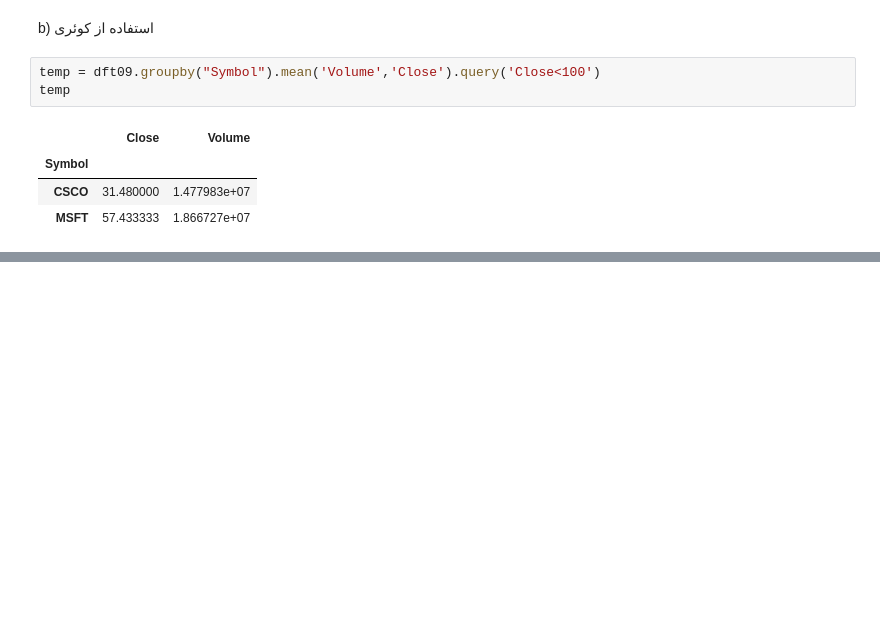
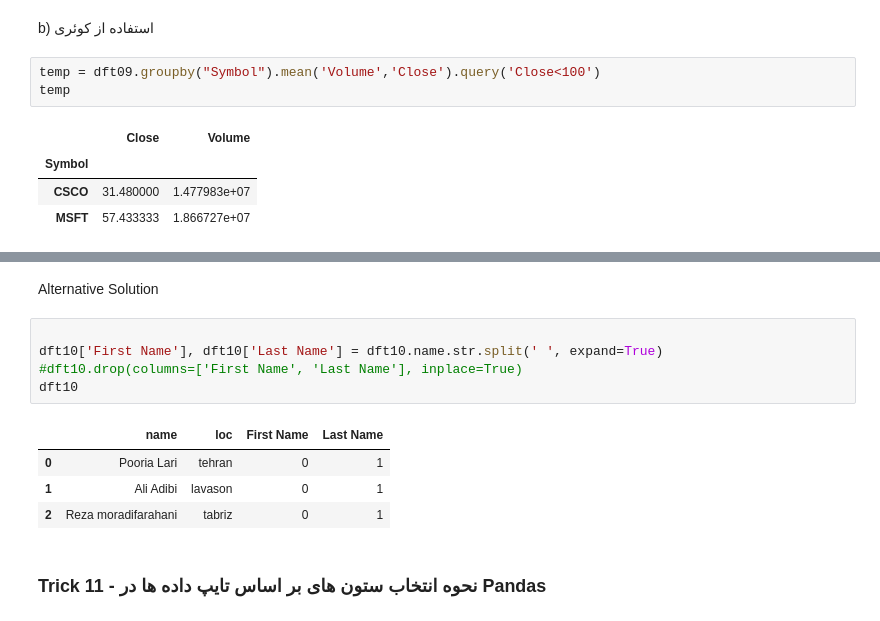
Before and after one commit to poorialari2017/ML_git001, a Jupyter notebook: MLproj002/Pooria/01 Preprocessing/Pandas/02 30Trick of Pandas.ipynb, the cells around one changed output, grey strips where cells are left out. Cells and saved outputs as stored; diff of their text form; blank space fills up the shorter version.

```diff
--- a/MLproj002/Pooria/01 Preprocessing/Pandas/02 30Trick of Pandas.ipynb
+++ b/MLproj002/Pooria/01 Preprocessing/Pandas/02 30Trick of Pandas.ipynb
@@ -753,0 +773,14 @@ temp
+# %% [markdown]
+Alternative Solution
+# %%
+
+dft10['First Name'], dft10['Last Name'] = dft10.name.str.split(' ', expand=True)
+#dft10.drop(columns=['First Name', 'Last Name'], inplace=True)
+dft10
+# %% [output]
+|  | name | loc | First Name | Last Name |
+| 0 | Pooria Lari | tehran | 0 | 1 |
+| 1 | Ali Adibi | lavason | 0 | 1 |
+| 2 | Reza moradifarahani | tabriz | 0 | 1 |
+# %% [markdown]
+### **Trick 11 - نحوه انتخاب ستون های بر اساس تایپ داده ها در Pandas**
```
Also changed, not shown: parts of 7 cells of this notebook.
